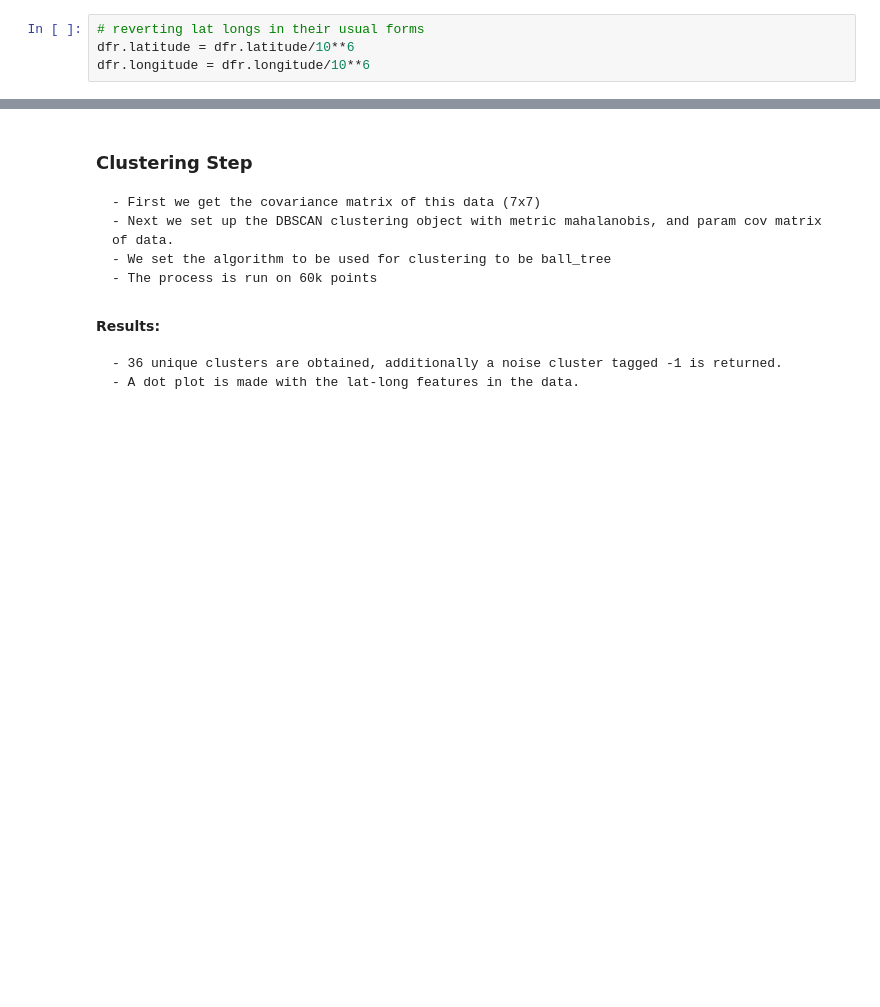
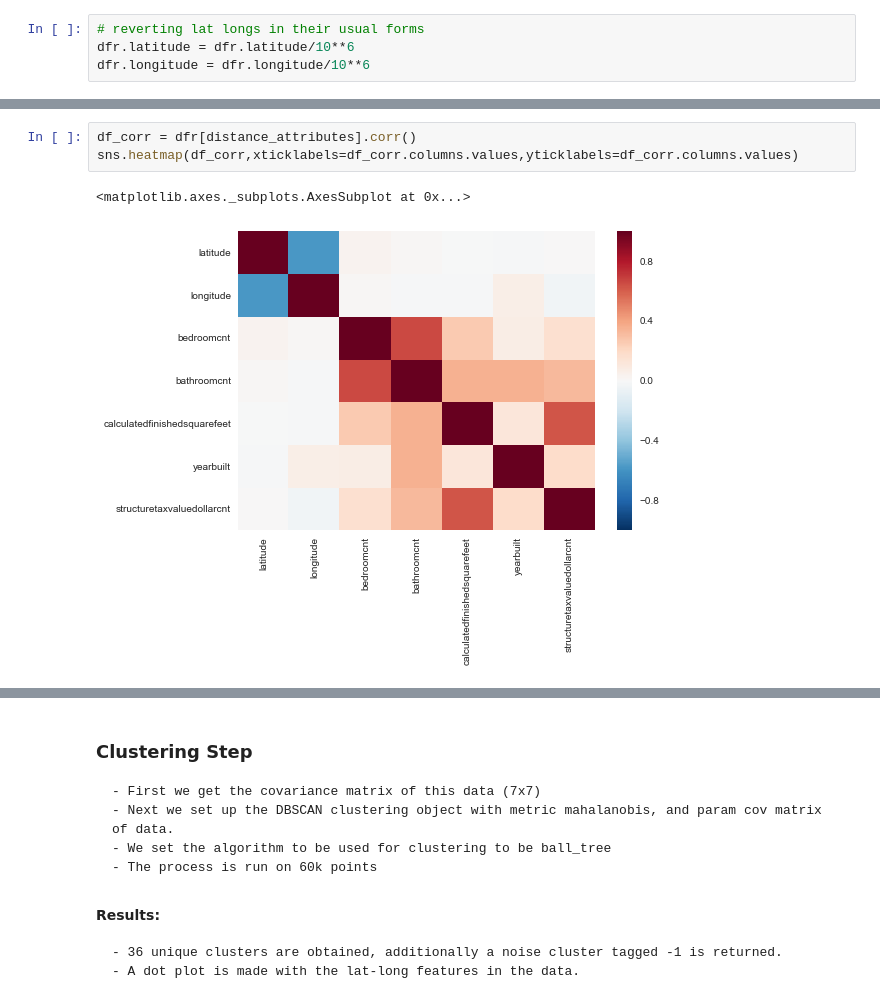
Before and after one commit to ibipul/CSE519, a Jupyter notebook: HW3/Homework-3-notebook.ipynb, the cells around one changed output, grey strips where cells are left out. Cells and saved outputs as stored; diff of their text form; blank space fills up the shorter version.

```diff
--- a/HW3/Homework-3-notebook.ipynb
+++ b/HW3/Homework-3-notebook.ipynb
@@ -444,3 +444,9 @@ dfr[distance_attributes].head()
 | 5 | 34.171873 | -118.380906 | 0.0 | 0.0 | 2400.0 | 1943.0 | 176383.0 |
 | 7 | 34.171345 | -118.314900 | 0.0 | 0.0 | 3611.0 | 1946.0 | 101998.0 |
 | 9 | 34.289776 | -118.432085 | 0.0 | 0.0 | 3754.0 | 1978.0 | 218440.0 |
+# %%
+df_corr = dfr[distance_attributes].corr()
+sns.heatmap(df_corr,xticklabels=df_corr.columns.values,yticklabels=df_corr.columns.values)
+# %% [output]
+<matplotlib.axes._subplots.AxesSubplot at 0x...>
+[figure, added]
```
Also changed, not shown: parts of 1 cell of this notebook, 1 other file.
